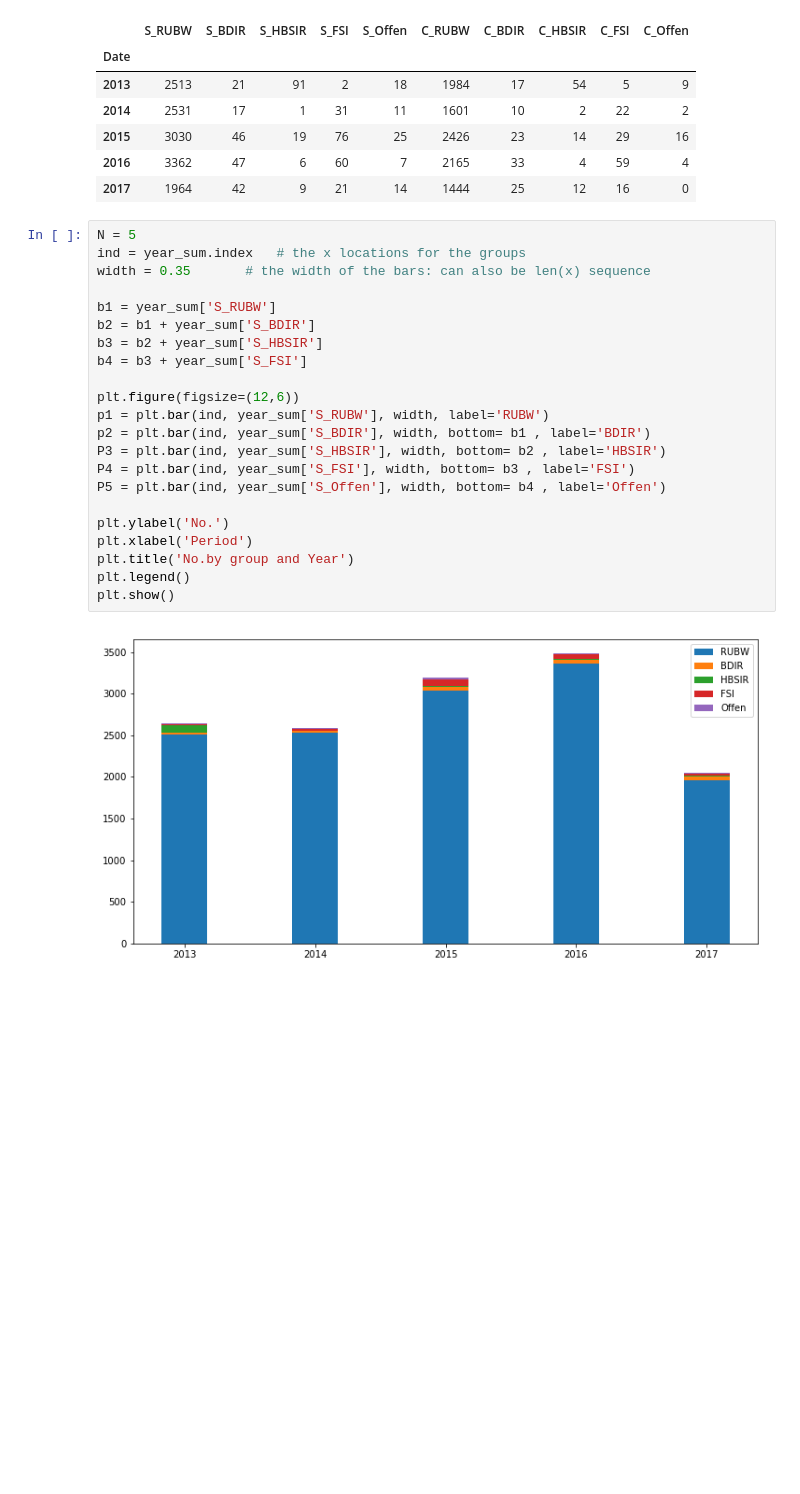
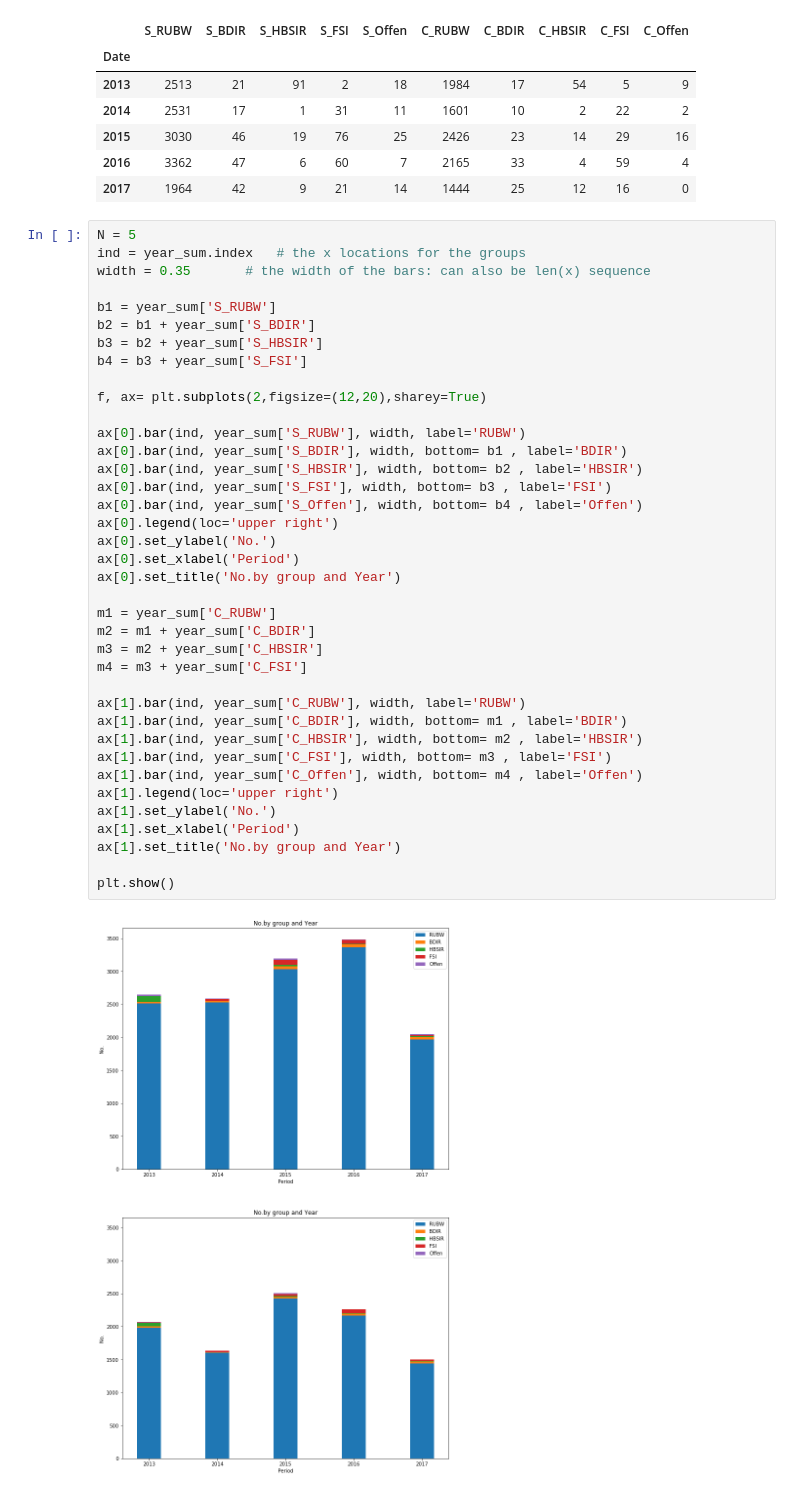
Before and after one commit to 15027668g/share_work, a Jupyter notebook: prosecution building/HK_build_prosecution.ipynb, the cells around one changed output. Saved outputs shown, nothing was run; the diff lists cells and outputs as text; blank space fills up the shorter version.

Commit message:
add more graph

```diff
--- a/prosecution building/HK_build_prosecution.ipynb
+++ b/prosecution building/HK_build_prosecution.ipynb
@@ -138,24 +138,40 @@ year_sum
 # %%
 N = 5
 ind = year_sum.index   # the x locations for the groups
 width = 0.35       # the width of the bars: can also be len(x) sequence
 
 b1 = year_sum['S_RUBW']
 b2 = b1 + year_sum['S_BDIR']
 b3 = b2 + year_sum['S_HBSIR']
 b4 = b3 + year_sum['S_FSI']
 
-plt.figure(figsize=(12,6))
-p1 = plt.bar(ind, year_sum['S_RUBW'], width, label='RUBW')
-p2 = plt.bar(ind, year_sum['S_BDIR'], width, bottom= b1 , label='BDIR')
-P3 = plt.bar(ind, year_sum['S_HBSIR'], width, bottom= b2 , label='HBSIR')
-P4 = plt.bar(ind, year_sum['S_FSI'], width, bottom= b3 , label='FSI')
-P5 = plt.bar(ind, year_sum['S_Offen'], width, bottom= b4 , label='Offen')
+f, ax= plt.subplots(2,figsize=(12,20),sharey=True)
 
-plt.ylabel('No.')
-plt.xlabel('Period')
-plt.title('No.by group and Year')
-plt.legend()
+ax[0].bar(ind, year_sum['S_RUBW'], width, label='RUBW')
+ax[0].bar(ind, year_sum['S_BDIR'], width, bottom= b1 , label='BDIR')
+ax[0].bar(ind, year_sum['S_HBSIR'], width, bottom= b2 , label='HBSIR')
+ax[0].bar(ind, year_sum['S_FSI'], width, bottom= b3 , label='FSI')
+ax[0].bar(ind, year_sum['S_Offen'], width, bottom= b4 , label='Offen')
+ax[0].legend(loc='upper right')
+ax[0].set_ylabel('No.')
+ax[0].set_xlabel('Period')
+ax[0].set_title('No.by group and Year')
+
+m1 = year_sum['C_RUBW']
+m2 = m1 + year_sum['C_BDIR']
+m3 = m2 + year_sum['C_HBSIR']
+m4 = m3 + year_sum['C_FSI']
+
+ax[1].bar(ind, year_sum['C_RUBW'], width, label='RUBW')
+ax[1].bar(ind, year_sum['C_BDIR'], width, bottom= m1 , label='BDIR')
+ax[1].bar(ind, year_sum['C_HBSIR'], width, bottom= m2 , label='HBSIR')
+ax[1].bar(ind, year_sum['C_FSI'], width, bottom= m3 , label='FSI')
+ax[1].bar(ind, year_sum['C_Offen'], width, bottom= m4 , label='Offen')
+ax[1].legend(loc='upper right')
+ax[1].set_ylabel('No.')
+ax[1].set_xlabel('Period')
+ax[1].set_title('No.by group and Year')
+
 plt.show()
 # %% [output]
-[figure, old version]
+[figure, new version]
```
